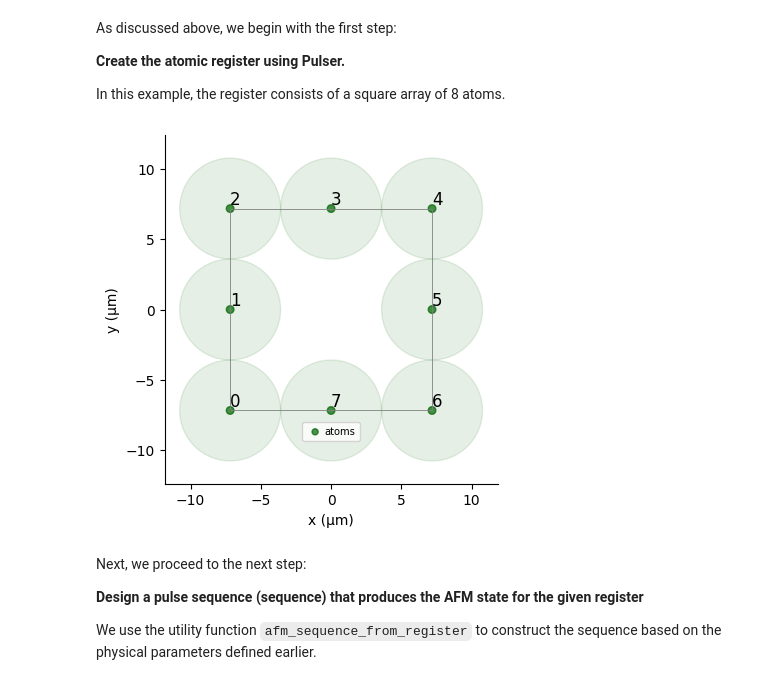
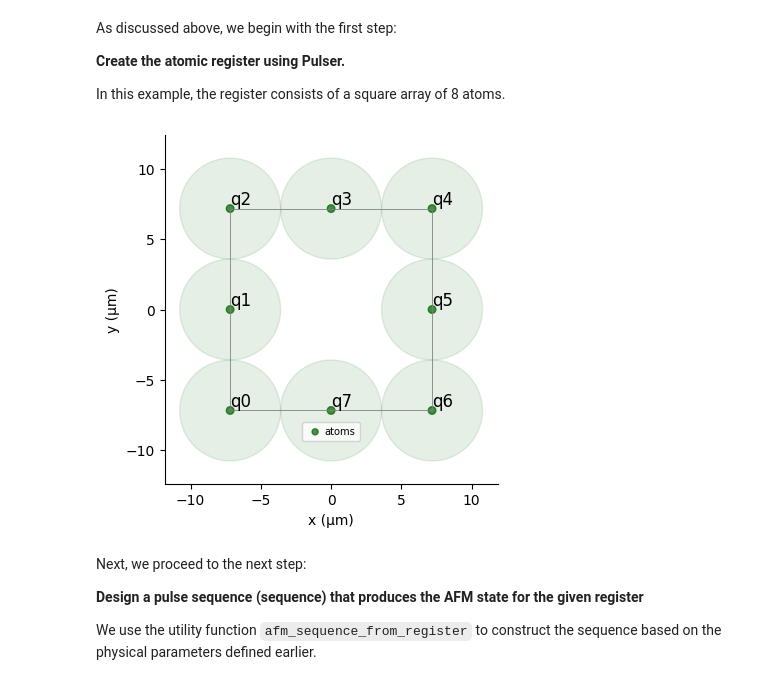
Before and after one commit to pasqal-io/emulators, a Jupyter notebook: docs/emu_mps/notebooks/dmrg_usecase.ipynb, the cells around one changed output. Saved outputs shown, nothing was run; the diff lists cells and outputs as text; code cells hidden in the pictures.

```diff
--- a/docs/emu_mps/notebooks/dmrg_usecase.ipynb
+++ b/docs/emu_mps/notebooks/dmrg_usecase.ipynb
@@ -180,10 +180,10 @@ As discussed above, we begin with the first step:
 In this example, the register consists of a square array of 8 atoms.
 # %%
 coords = R_interatomic * square_perimeter_points(square_length)
-reg = pulser.Register.from_coordinates(coords)
+reg = pulser.Register.from_coordinates(coords,prefix="q")
 reg.draw(blockade_radius=R_interatomic, draw_graph=True, draw_half_radius=True)
 # %% [output]
-[figure, old version]
+[figure, new version]
 # %% [markdown]
 Next, we proceed to the next step:
 
```
Also changed, not shown: parts of 5 cells of this notebook, 1 other file.
